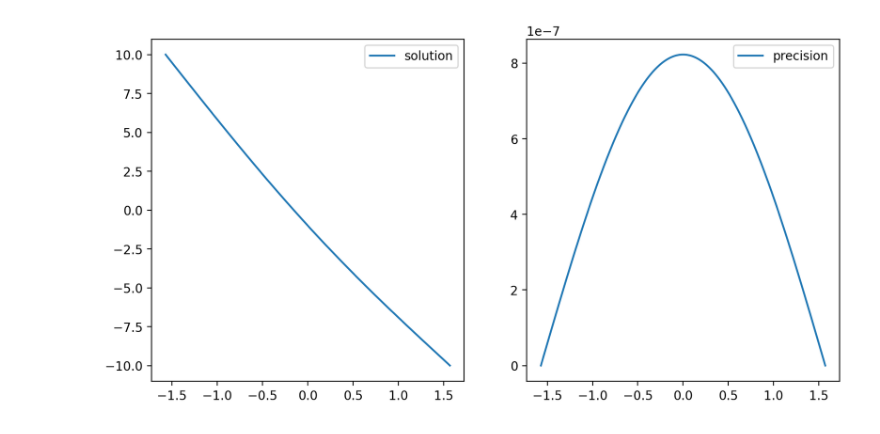
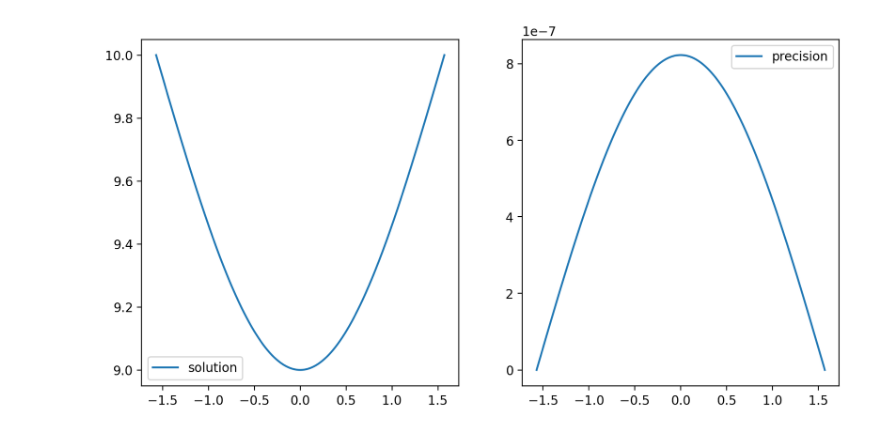
Before and after one commit to leavesinenglish/OVF, a Jupyter notebook: task_9/sweep_method.ipynb, the cells around one changed output. Cells and saved outputs as stored; diff of their text form; code cells hidden in the pictures.

```diff
--- a/task_9/sweep_method.ipynb
+++ b/task_9/sweep_method.ipynb
@@ -45,11 +45,9 @@ def sweep_method(equation, n: int):
         x_i = equation.a + i * h
         cur_epsilon = epsilon[len(epsilon) - 1]
         cur_theta = theta[len(theta) - 1]
-        next_epsilon = -gamma(equation, x_i, h) / (beta(equation, x_i, h) + alpha(equation, x_i, h) * cur_epsilon)
-        next_theta = (delta(equation, x_i) - cur_theta * alpha(equation, x_i, h)) / (
-                beta(equation, x_i, h) + alpha(equation, x_i, h) * cur_epsilon)
-        epsilon.append(next_epsilon)
-        theta.append(next_theta)
+        epsilon.append(-gamma(equation, x_i, h) / (beta(equation, x_i, h) + alpha(equation, x_i, h) * cur_epsilon))
+        theta.append((delta(equation, x_i) - cur_theta * alpha(equation, x_i, h)) / (
+                beta(equation, x_i, h) + alpha(equation, x_i, h) * cur_epsilon))
 
     y_n = equation.dt/equation.d
     result = np.zeros(int(n) + 1)
@@ -58,32 +56,32 @@ def sweep_method(equation, n: int):
     output.append((equation.a + n * h, y_n))
     for i in range(n, 0, -1):
         result[i - 1] = result[i] * epsilon[i - 1] + theta[i - 1]
         x_i = equation.a + (i - 1) * h
         output.append((x_i, result[i - 1]))
     return output
 
 
 def solve_equation(n=1000, ct=0, dt=0, a=-np.pi / 2, b=np.pi / 2):
     equation = Equation()
     equation.a = a
     equation.b = b
     equation.ct = ct
     equation.dt = dt
     result = sweep_method(equation, n)
     x_dimension = list()
     y_dimension = list()
     error_list = list()
     for i in range(len(result)):
         x_dimension.append(result[i][0])
         y_dimension.append(result[i][1])
         error_list.append(np.abs(result[i][1] - equation.exact_solve(result[i][0])))
     fig, ax = plt.subplots(1, 2, figsize=(10, 5), dpi=200)
     ax[0].plot(x_dimension, y_dimension, label="solution")
     ax[0].legend()
     ax[1].plot(x_dimension, error_list, label="precision")
     ax[1].legend()
 
 
-solve_equation(1000, 10, -10)
+solve_equation(1000, 10, 10)
 # %% [output]
-[figure, old version]
+[figure, new version]
```
